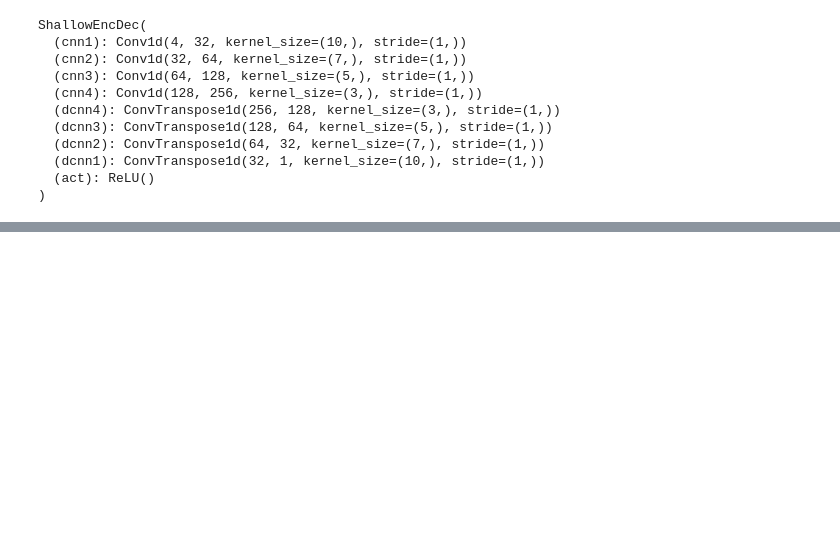
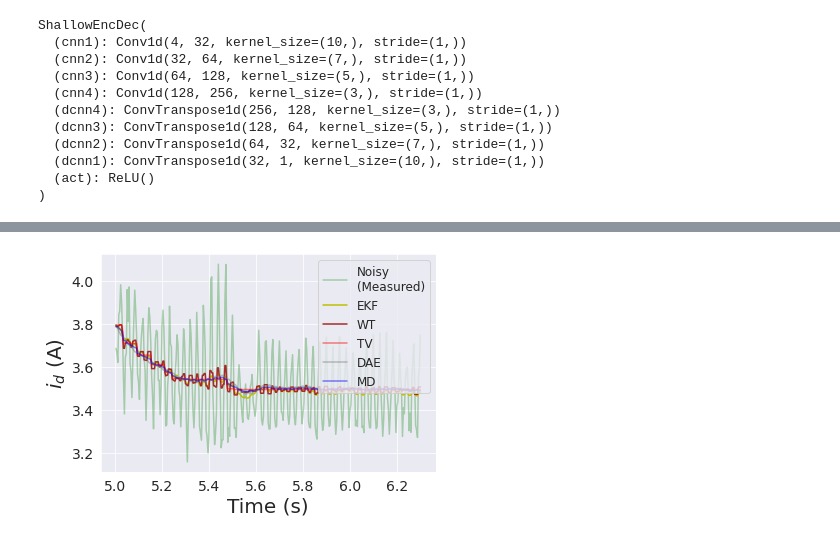
Before and after one commit to sagarverma/TemporalNeuralDenoisers, a Jupyter notebook: notebooks/real1.ipynb, the cells around one changed output, grey strips where cells are left out. Saved outputs shown, nothing was run; the diff lists cells and outputs as text; code cells hidden in the pictures; blank space fills up the shorter version.

Commit message:
plots

```diff
--- a/notebooks/real1.ipynb
+++ b/notebooks/real1.ipynb
@@ -525,3 +563,84 @@ plt.yticks(fontsize=14)
 # plt.show()
 plt.savefig('real1_spd2.pdf', dpi=500, bbox_inches='tight', pad_inches=0)
 plt.close()
+# %%
+st1 = int(5 / 0.004)
+et1 = int(6.3 / 0.004)
+
+st2 = st1
+et2 = et1
+sns.set_style("darkgrid")
+plt.plot(data2['time'][0, st2:et2], data2['noisy_current_d'][0, st2:et2], 'g', label="Noisy\n(Measured)", alpha=0.3)
+# plt.plot(data1['time'][0, st1:et1], data1['current_d'][0, st1:et1], 'k', label="Sim Real")
+plt.plot(data2['time'][0, st2:et2], out_id_ekf[st2:et2], 'y', label="EKF")
+plt.plot(data2['time'][0, st2:et2], 0.8 * out_id_tv[st2:et2] + 0.2 * out_id_wt[st2:et2], 'brown', label="WT")
+plt.plot(data2['time'][0, st2:et2], out_id_tv[st2:et2], 'r', label="TV", alpha=0.5)
+plt.plot(data2['time'][0, st2:et2], out_id_da[0, st2:et2] * 30, 'gray', label="DAE", alpha=0.5)
+plt.plot(data2['time'][0, st2:et2], (0.5 * out_id_da[0][st2:et2] * 30 + 0.5 * out_id_tv[st2:et2]), 'b', label="MD", alpha=0.5)
+
+plt.legend(fontsize=12)
+plt.xlabel('Time (s)', fontsize=20)
+plt.ylabel(r'$i_d$ (A)', fontsize=20)
+plt.xticks(fontsize=14)
+plt.yticks(fontsize=14)
+# plt.plot()
+plt.show()
+
+
+sns.set_style("darkgrid")
+plt.plot(data2['time'][0, st2:et2], data2['noisy_current_q'][0, st2:et2], 'g', label="Noisy\n(Measured)", alpha=0.3)
+# plt.plot(data1['time'][0, st1:et1], data1['current_q'][0, st1:et1], 'k', label="Sim Real")
+plt.plot(data2['time'][0, st2:et2], out_iq_ekf[st2:et2]- 0.15, 'y', label="EKF")
+plt.plot(data2['time'][0, st2:et2], 0.8 * out_iq_tv[st2:et2] + 0.2 * out_iq_wt[st2:et2]- 0.15, 'brown', label="WT")
+plt.plot(data2['time'][0, st2:et2], out_iq_tv[st2:et2]- 0.15, 'r', label="TV", alpha=0.5)
+plt.plot(data2['time'][0, st2:et2], out_iq_da[0, st2:et2] * 30 - 0.11, 'gray', label="DAE", alpha=1)
+plt.plot(data2['time'][0, st2:et2], (0.5 * out_iq_da[0][st2:et2] * 30 + 0.5 * out_iq_tv[st2:et2]), 'b', label="MD", alpha=0.5)
+
+plt.legend(fontsize=12)
+plt.xlabel('Time (s)', fontsize=20)
+plt.ylabel(r'$i_q$ (A)', fontsize=20)
+plt.xticks(fontsize=14)
+plt.yticks(fontsize=14)
+# plt.plot()
+# plt.show()
+plt.savefig('real1_iq_all.pdf', dpi=500, bbox_inches='tight', pad_inches=0)
+plt.close()
+
+
+sns.set_style("darkgrid")
+plt.plot(data2['time'][0, st2:et2], data2['noisy_voltage_d'][0, st2:et2], 'g', label="Noisy\n(Measured)", alpha=0.3)
+# plt.plot(data1['time'][0, st1:et1], data1['voltage_d'][0, st1:et1], 'k', label="Sim Real")
+plt.plot(data2['time'][0, st2:et2], out_ud_ekf[st2:et2], 'y', label="EKF")
+plt.plot(data2['time'][0, st2:et2], 0.8 * out_ud_tv[st2:et2] + 0.2 * out_ud_wt[st2:et2], 'brown', label="WT")
+plt.plot(data2['time'][0, st2:et2], out_ud_tv[st2:et2], 'r', label="TV", alpha=0.5)
+plt.plot(data2['time'][0, st2:et2], (0.5 * out_ud_da[0][st2:et2] * 300 + 0.5 * out_ud_tv[st2:et2]), 'b', label="MD", alpha=0.5)
+
+plt.legend(fontsize=12)
+plt.xlabel('Time (s)', fontsize=20)
+plt.ylabel(r'$u_d$ (V)', fontsize=20)
+plt.xticks(fontsize=14)
+plt.yticks(fontsize=14)
+# plt.plot()
+# plt.show()
+plt.show()
+
+
+sns.set_style("darkgrid")
+plt.plot(data2['time'][0, st2:et2], data2['noisy_voltage_q'][0, st2:et2], 'g', label="Noisy\n(Measured)", alpha=0.3)
+plt.plot(data2['time'][0, st2:et2], out_uq_ekf[st2:et2]-1, 'y', label="EKF")
+plt.plot(data2['time'][0, st2:et2], 0.8 * out_uq_tv[st2:et2] + 0.2 * out_uq_wt[st2:et2]-1, 'brown', label="WT")
+plt.plot(data2['time'][0, st2:et2], out_uq_tv[st2:et2]-1, 'r', label="TV", alpha=0.5)
+plt.plot(data2['time'][0, st2:et2], out_uq_da[0, st2:et2] * 300 - 0.09, 'gray', label="DAE", alpha=1)
+plt.plot(data2['time'][0, st2:et2], (0.5 * out_uq_da[0][st2:et2] * 300 + 0.5 * out_uq_tv[st2:et2]), 'b', label="MD", alpha=0.3)
+
+plt.legend(fontsize=12)
+plt.xlabel('Time (s)', fontsize=20)
+plt.ylabel(r'$u_q$ (V)', fontsize=20)
+plt.xticks(fontsize=14)
+plt.yticks(fontsize=14)
+# plt.plot()
+# plt.show()
+plt.savefig('real1_uq_all.pdf', dpi=500, bbox_inches='tight', pad_inches=0)
+plt.close()
+# %% [output]
+[figure, added]
```
Also changed, not shown: parts of 7 cells of this notebook, 44 other files.
